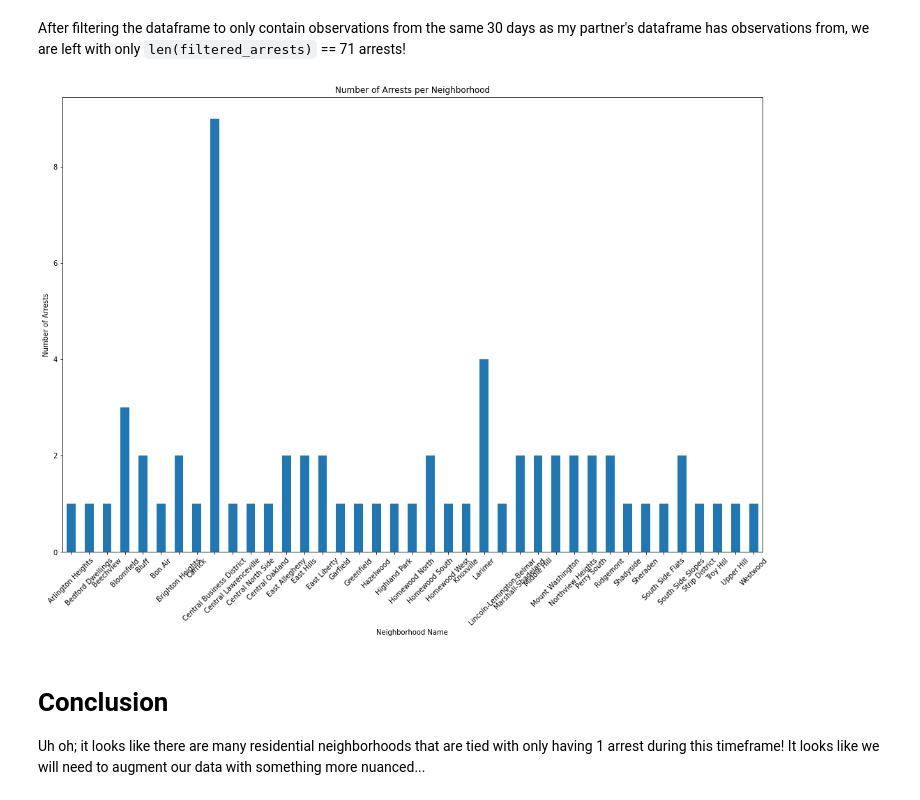
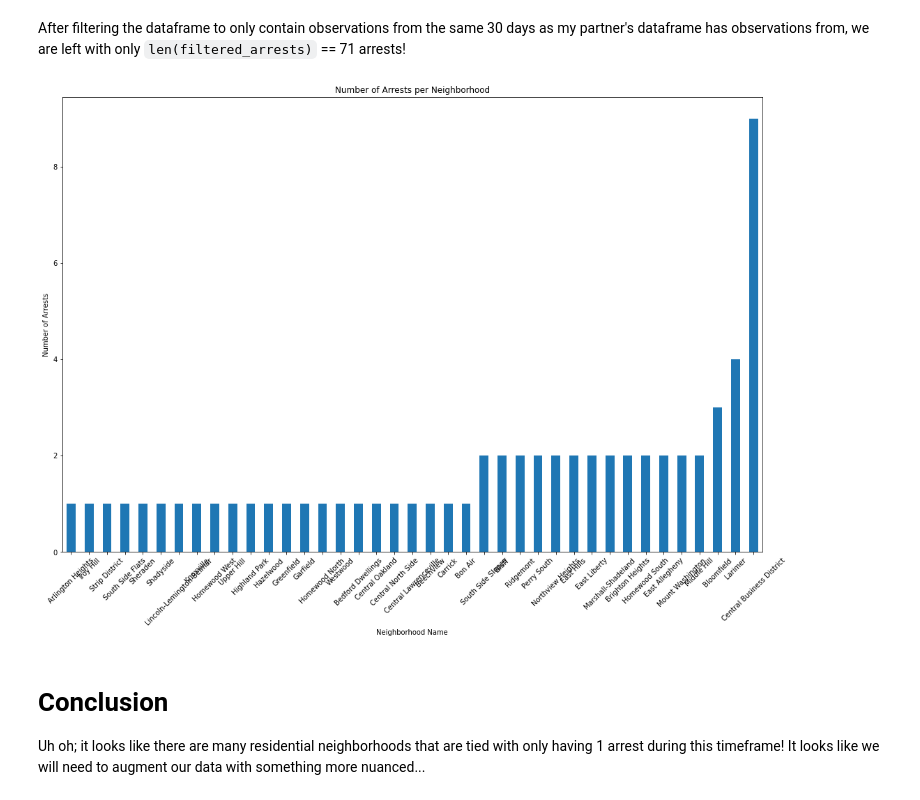
Before and after one commit to vrr11/CMPINF0010-Final-Project, a Jupyter notebook: Vivek.ipynb, the cells around one changed output. Drawn from its saved outputs; the diff is of its cells as text; code cells hidden in the pictures.

Commit message:
sort output of graph

```diff
--- a/Vivek.ipynb
+++ b/Vivek.ipynb
@@ -53,22 +53,25 @@ After filtering the dataframe to only contain observations from the same 30 days
 # %%
 # get number of offenses per neighborhood
 offenses_per_neighborhood = filtered_arrests.groupby("INCIDENTNEIGHBORHOOD").count().loc[:, "OFFENSES"]
 
+# sort neighborhoods by number of offenses in ascending order
+sorted_offenses_per_neighborhood = offenses_per_neighborhood.sort_values()
+
 # create a bar plot
-ax = offenses_per_neighborhood.plot.bar(figsize=(18,12))
+ax = sorted_offenses_per_neighborhood.plot.bar(figsize=(18,12))
 
 # add titles and labels
 ax.set_title('Number of Arrests per Neighborhood')
 ax.set_xlabel('Neighborhood Name')
 ax.set_ylabel('Number of Arrests')
 
 # angle neighborhood labels
 plt.xticks(rotation=45)
 
 # show the plot
 plt.show()
 # %% [output]
-[figure, old version]
+[figure, new version]
 # %% [markdown]
 # Conclusion
 
```
